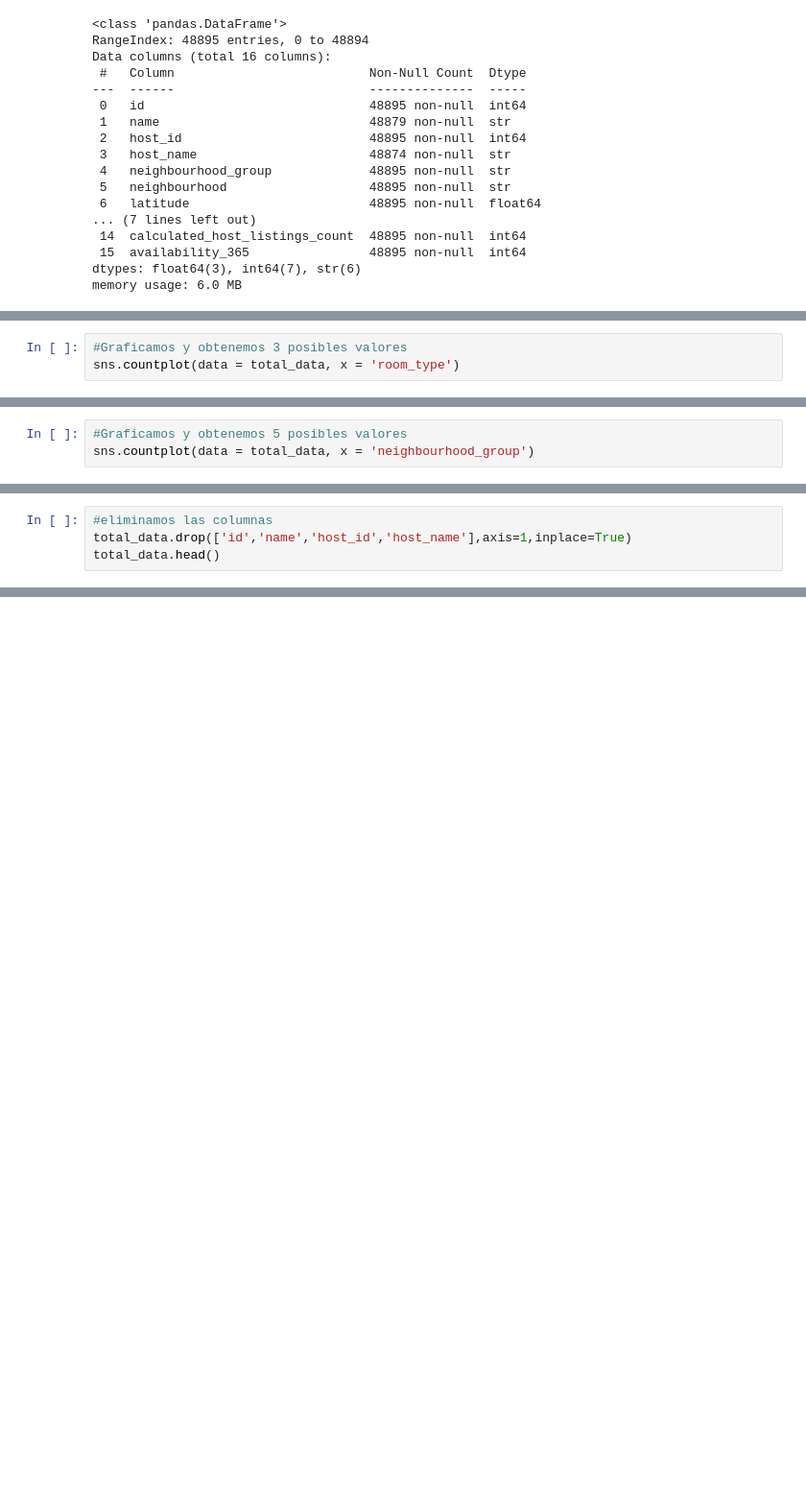
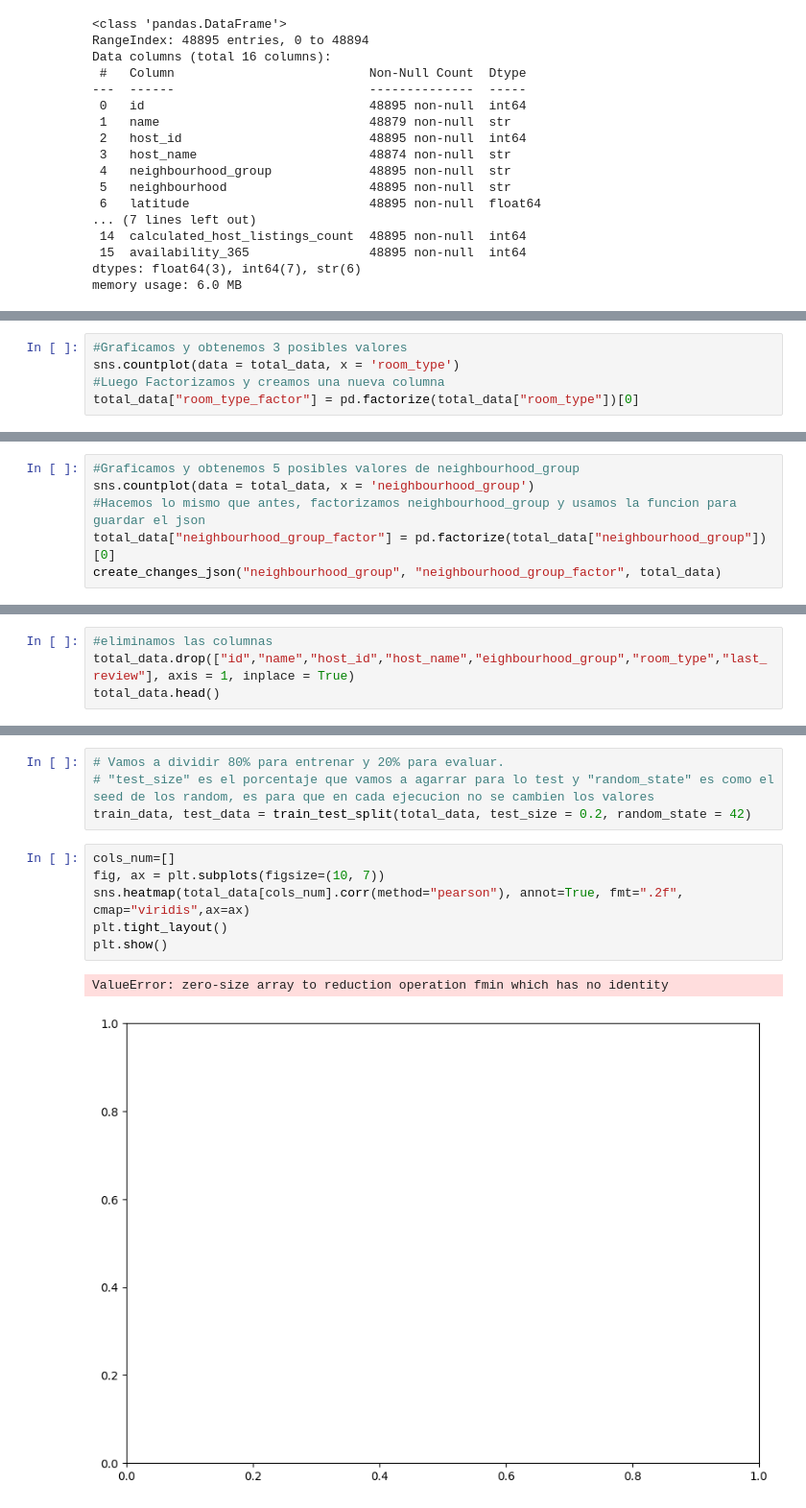
Before and after one commit to 4GeeksAcademy/andrupax94-intro-ml, a Jupyter notebook: src/00-eda-airbnb-ny.ipynb, the cells around one changed output, grey strips where cells are left out. Shown at 96% size. Cells and saved outputs as stored; diff of their text form; blank space fills up the shorter version.

```diff
--- a/src/00-eda-airbnb-ny.ipynb
+++ b/src/00-eda-airbnb-ny.ipynb
@@ -133,4 +177,6 @@ Length: 5, dtype: str
 # %%
 #Graficamos y obtenemos 3 posibles valores
 sns.countplot(data = total_data, x = 'room_type')
+#Luego Factorizamos y creamos una nueva columna
+total_data["room_type_factor"] = pd.factorize(total_data["room_type"])[0]
 # %% [output]
@@ -139,4 +213,7 @@ sns.countplot(data = total_data, x = 'room_type')
 # %%
-#Graficamos y obtenemos 5 posibles valores
+#Graficamos y obtenemos 5 posibles valores de neighbourhood_group
 sns.countplot(data = total_data, x = 'neighbourhood_group')
+#Hacemos lo mismo que antes, factorizamos neighbourhood_group y usamos la funcion para guardar el json
+total_data["neighbourhood_group_factor"] = pd.factorize(total_data["neighbourhood_group"])[0]
+create_changes_json("neighbourhood_group", "neighbourhood_group_factor", total_data)
 # %% [output]
@@ -169,4 +228,0 @@ En este caso vamos a analizar nuestras columnas:
-# %%
-#eliminamos las columnas
-total_data.drop(['id','name','host_id','host_name'],axis=1,inplace=True)
-total_data.head()
@@ -200,0 +261,4 @@ Index(['latitude', 'longitude', 'price', 'minimum_nights', 'number_of_reviews',
+# %%
+#eliminamos las columnas
+total_data.drop(["id","name","host_id","host_name","eighbourhood_group","room_type","last_review"], axis = 1, inplace = True)
+total_data.head()
@@ -200,0 +289,13 @@ Index(['latitude', 'longitude', 'price', 'minimum_nights', 'number_of_reviews',
+# %%
+# Vamos a dividir 80% para entrenar y 20% para evaluar.
+# "test_size" es el porcentaje que vamos a agarrar para lo test y "random_state" es como el seed de los random, es para que en cada ejecucion no se cambien los valores
+train_data, test_data = train_test_split(total_data, test_size = 0.2, random_state = 42)
+# %%
+cols_num=[]
+fig, ax = plt.subplots(figsize=(10, 7))
+sns.heatmap(total_data[cols_num].corr(method="pearson"), annot=True, fmt=".2f", cmap="viridis",ax=ax)
+plt.tight_layout()
+plt.show()
+# %% [output]
+ValueError: zero-size array to reduction operation fmin which has no identity
+[figure, added]
```
Also changed, not shown: parts of 23 cells of this notebook, 1 other file.
